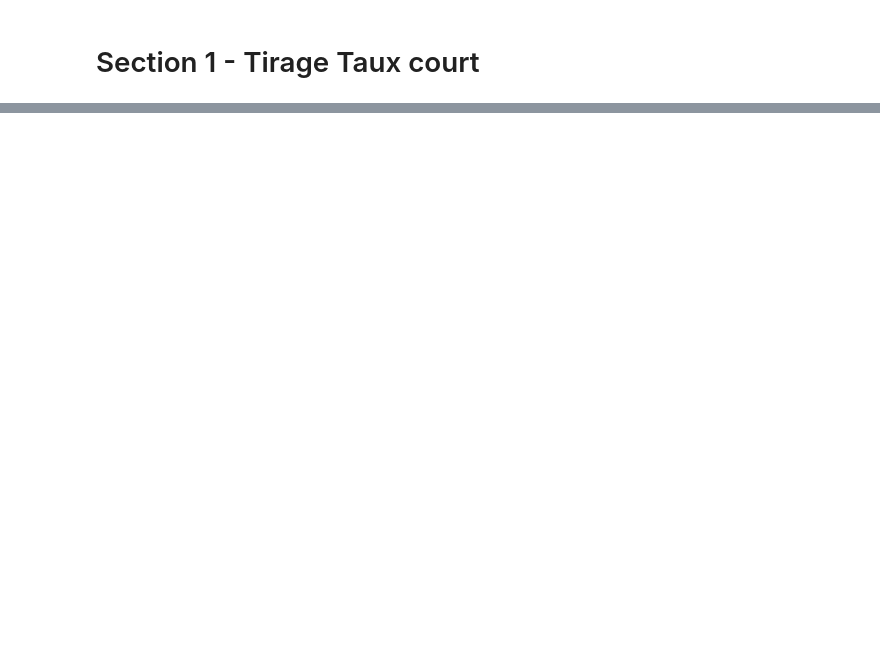
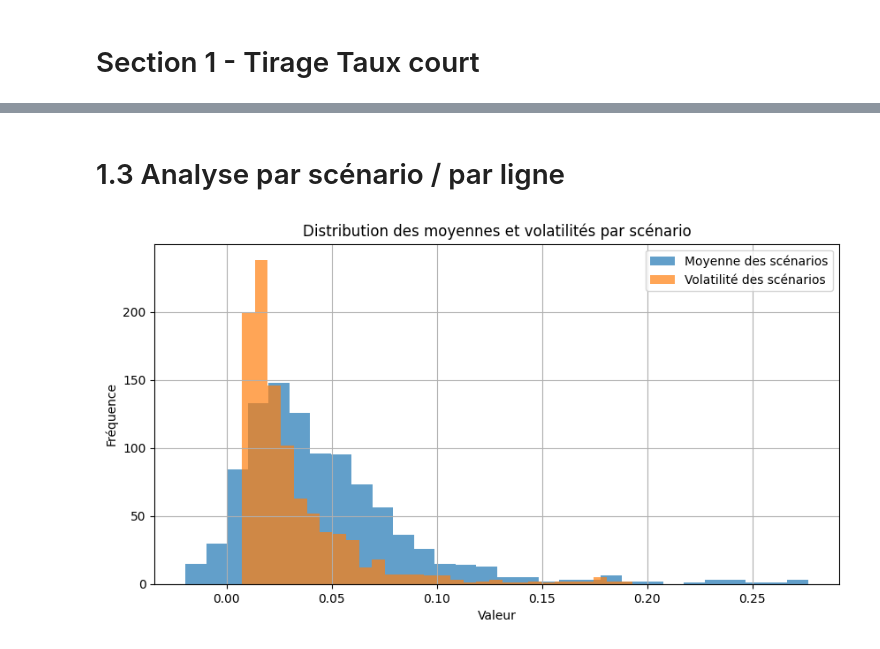
Before and after one commit to Eylz-Liu/Mod-le-vol-locale, a Jupyter notebook: Etude_GSE.ipynb, the cells around one changed output, grey strips where cells are left out. Drawn from its saved outputs; the diff is of its cells as text; code cells hidden in the pictures; blank space fills up the shorter version.

```diff
--- a/Etude_GSE.ipynb
+++ b/Etude_GSE.ipynb
@@ -37,0 +96,17 @@ print("TL Matrix (extrait):\n", iv_matrix[:5, :7])  # Affiche un extrait
+# %% [markdown]
+# 1.3 Analyse par scénario / par ligne
+# %%
+mean_by_scenario = np.mean(TL_matrix, axis=1)
+std_by_scenario = np.std(TL_matrix, axis=1)
+
+plt.figure(figsize=(10, 5))
+plt.hist(mean_by_scenario, bins=30, alpha=0.7, label='Moyenne des scénarios')
+plt.hist(std_by_scenario, bins=30, alpha=0.7, label='Volatilité des scénarios')
+plt.title("Distribution des moyennes et volatilités par scénario")
+plt.xlabel("Valeur")
+plt.ylabel("Fréquence")
+plt.legend()
+plt.grid(True)
+plt.show()
+# %% [output]
+[figure, added]
```
Also changed, not shown: parts of 5 cells of this notebook.
